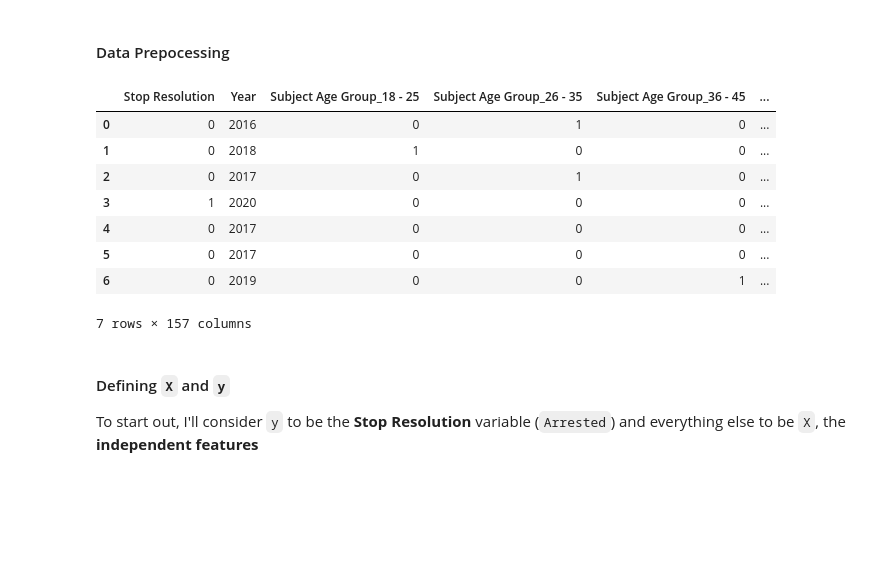
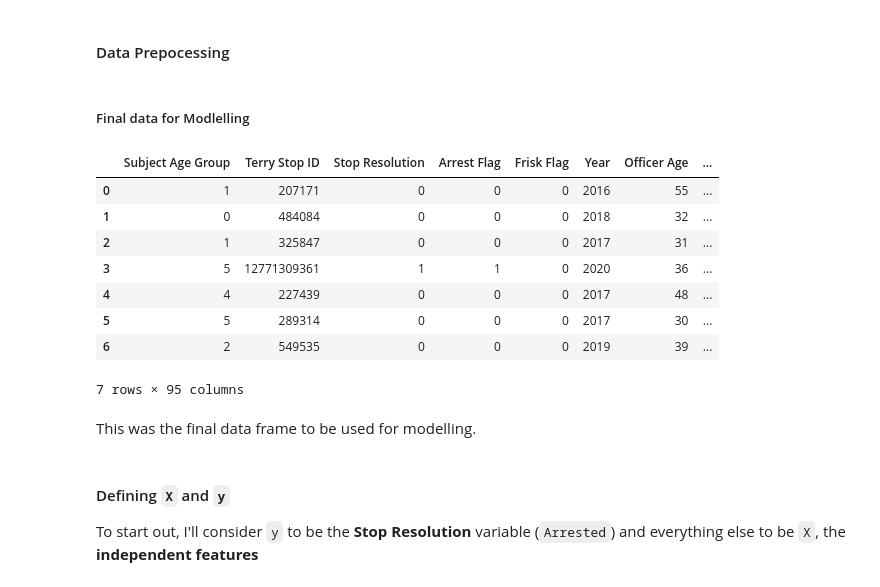
Before and after one commit to adikamunyao/Phase-3-project, a Jupyter notebook: index.ipynb, the cells around one changed output. Cells and saved outputs as stored; diff of their text form; code cells hidden in the pictures; blank space fills up the shorter version.

```diff
--- a/index.ipynb
+++ b/index.ipynb
@@ -487,25 +420,27 @@ No_null_df["Officer Age"] = No_null_df["Officer Age"].astype("object")
+# %%
+# create a mapping dictionary to map the age groups to numerical values
+age_group_map = {"18 - 25": 0, "26 - 35": 1, "36 - 45": 2, "46 - 55": 3, "56 and Above": 4, "1 - 17": 5, "No Information": -1}
+
+# use the `map` function to convert the "Subject Age Group" column into numerical values
+Tery_stops_df["Subject Age Group"] = Tery_stops_df["Subject Age Group"].apply(lambda x: age_group_map[x])
 # %% [markdown]
 ##### Drop irrelevant columns
 # %%
-# columns to be dropped
+# get colulmns to drop
 irrelevant_columns = [
-    'Subject ID',
-    'GO / SC Num',
-    'Terry Stop ID',
-    'Officer YOB',
-    'Reported Date',
-    'Officer ID',
-    'Officer Gender',
-    'Officer Race',
-    'Subject Perceived Race',
-    'Subject Perceived Gender',
-    'Reported Time',
-    'Final Call Type',
-    'Call Type',
-    'Initial Call Type',
-    'Officer YOB',
-    'Day'
-]
+'GO / SC Num',
+'Officer YOB',
+'Reported Date',
+'Officer ID',
+'Officer Race',
+'Subject Perceived Race',
+'Subject Perceived Gender',
+'Reported Time',
+'Officer Squad',
+'Initial Call Type',
+'Final Call Type',
+'Subject ID',
+'Day']
 
 # drop the columns
-df = No_null_df.drop(irrelevant_columns, axis=1)
+df = Tery_stops_df.drop(irrelevant_columns, axis=1)
@@ -536,35 +584,42 @@ There are some columns that I will not use in my analysis and I drop the at this
 # %% [markdown]
 #### Data Prepocessing
+# %% [markdown]
+##### Final data for Modlelling
 # %%
 # function to find categorical columns convert and return a df
 def process_df(df):
     # Find categorical columns
-    categorical_cols = df.select_dtypes(include=['object']).columns
+    categorical_cols = df.select_dtypes(include=['object', 'category', 'category']).columns
 
     # One hot encode categorical columns and drop the first one to avoid multi-collinearity
     categorical_ohe = pd.get_dummies(df[categorical_cols], drop_first=True)
 
     # Select numerical columns
     numerical_cols = df.select_dtypes(exclude=['object']).columns
 
     # Combine one-hot encoded categorical columns with numerical columns
     final_df = pd.concat([df[numerical_cols], categorical_ohe], axis=1)
 
     return final_df
 
 # call the function and preview
 final_df = process_df(df)
+# make copy
+backup = final_df.copy(deep=True)
+
 final_df.head(7)
 # %% [output]
-|  | Stop Resolution | Year | Subject Age Group_18 - 25 | Subject Age Group_26 - 35 | Subject Age Group_36 - 45 | ... |
-| 0 | 0 | 2016 | 0 | 1 | 0 | ... |
-| 1 | 0 | 2018 | 1 | 0 | 0 | ... |
-| 2 | 0 | 2017 | 0 | 1 | 0 | ... |
-| 3 | 1 | 2020 | 0 | 0 | 0 | ... |
-| 4 | 0 | 2017 | 0 | 0 | 0 | ... |
-| 5 | 0 | 2017 | 0 | 0 | 0 | ... |
-| 6 | 0 | 2019 | 0 | 0 | 1 | ... |
+|  | Subject Age Group | Terry Stop ID | Stop Resolution | Arrest Flag | Frisk Flag | Year | Officer Age | ... |
+| 0 | 1 | 207171 | 0 | 0 | 0 | 2016 | 55 | ... |
+| 1 | 0 | 484084 | 0 | 0 | 0 | 2018 | 32 | ... |
+| 2 | 1 | 325847 | 0 | 0 | 0 | 2017 | 31 | ... |
+| 3 | 5 | 12771309361 | 1 | 1 | 0 | 2020 | 36 | ... |
+| 4 | 4 | 227439 | 0 | 0 | 0 | 2017 | 48 | ... |
+| 5 | 5 | 289314 | 0 | 0 | 0 | 2017 | 30 | ... |
+| 6 | 2 | 549535 | 0 | 0 | 0 | 2019 | 39 | ... |
-7 rows × 157 columns
+7 rows × 95 columns
+# %% [markdown]
+This was the final data frame to be used for modelling.
 # %% [markdown]
 #### Defining `X` and `y`
 
```
Also changed, not shown: parts of 89 cells of this notebook, 8 other files.
